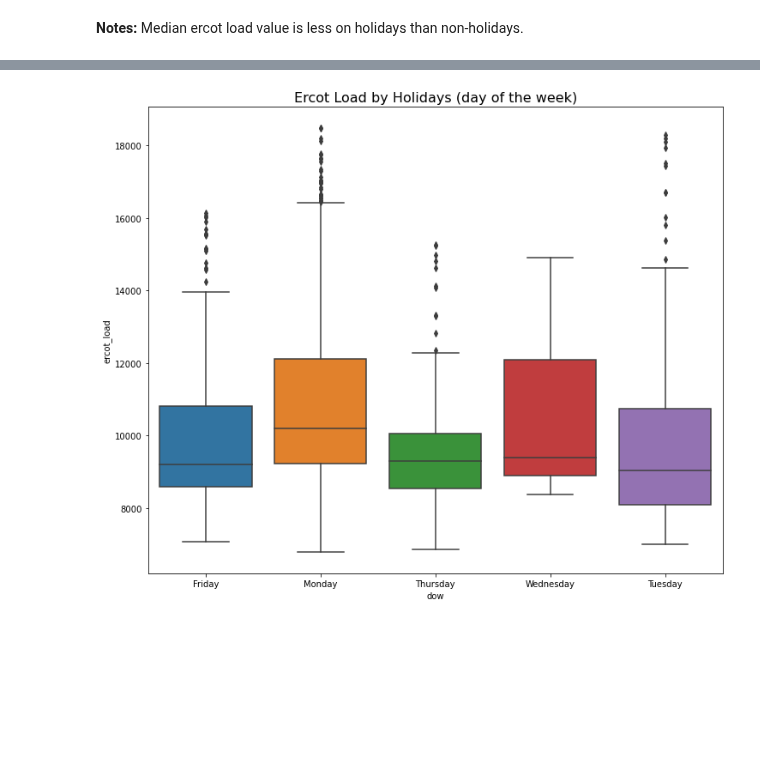
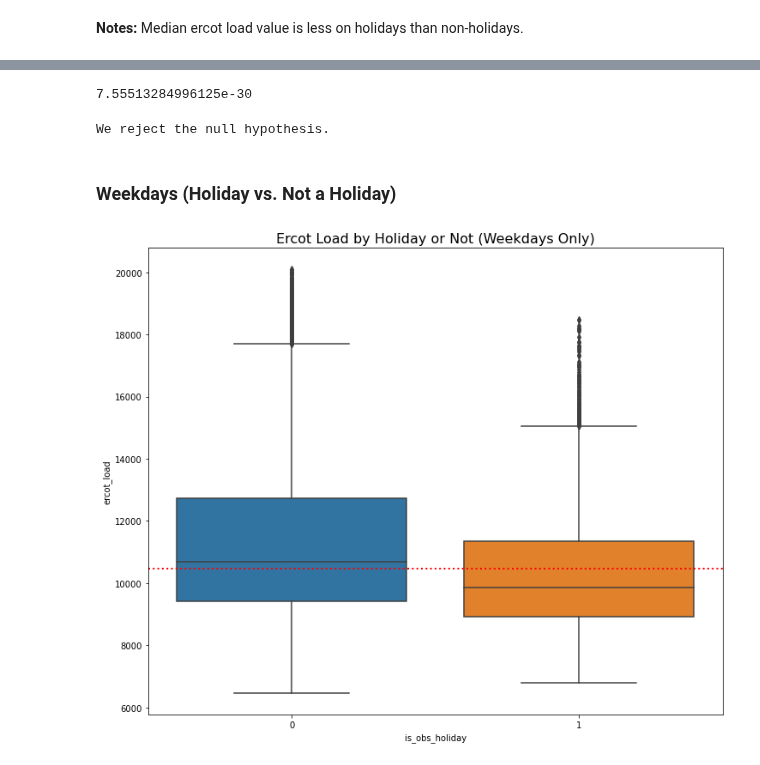
Before and after one commit to energy-demand-forecast/energy_demand_forecast, a Jupyter notebook: Lochlyn_directory/Lochlyn - exploration.ipynb, the cells around one changed output, grey strips where cells are left out. Drawn from its saved outputs; the diff is of its cells as text; code cells hidden in the pictures; blank space fills up the shorter version.

```diff
--- a/Lochlyn_directory/Lochlyn - exploration.ipynb
+++ b/Lochlyn_directory/Lochlyn - exploration.ipynb
@@ -164,0 +168,8 @@ We reject the null hypothesis.
+# %%
+# create subgroups for additional analysis
+weekday = train[train.is_weekday== 1]
+weekend = train[train.is_weekday== 0]
+saturday = train[train.dow=='Saturday']
+sunday = train[train.dow=='Sunday']
+holidays = train[train.is_obs_holiday==1]
+not_holiday = train[train.is_obs_holiday==0]
@@ -261,0 +423,14 @@ holidays = train[train.is_obs_holiday==1]
+# %%
+stat, p = stats.mannwhitneyu(holidays.ercot_load, not_holiday.ercot_load)
+p
+# %% [output]
+7.55513284996125e-30
+# %%
+if p < alpha:
+    print("We reject the null hypothesis.")
+else:
+    print("We fail to reject the null hypothesis")
+# %% [output]
+We reject the null hypothesis.
+# %% [markdown]
+### Weekdays (Holiday vs. Not a Holiday)
@@ -262,6 +440,7 @@ holidays = train[train.is_obs_holiday==1]
 # %%
-sns.boxplot(x = 'dow', y = 'ercot_load', data=holidays)
-plt.title('Ercot Load by Holidays (day of the week)', fontsize=16)
+sns.boxplot(x = 'is_obs_holiday', y = 'ercot_load', data=weekday)
+plt.axhline(train.ercot_load.median(),ls= ':', color = 'red', linewidth=2)
+plt.title('Ercot Load by Holiday or Not (Weekdays Only)', fontsize=16)
 plt.show()
 # %% [output]
-[figure, old version]
+[figure, new version]
```
Also changed, not shown: parts of 57 cells of this notebook.
